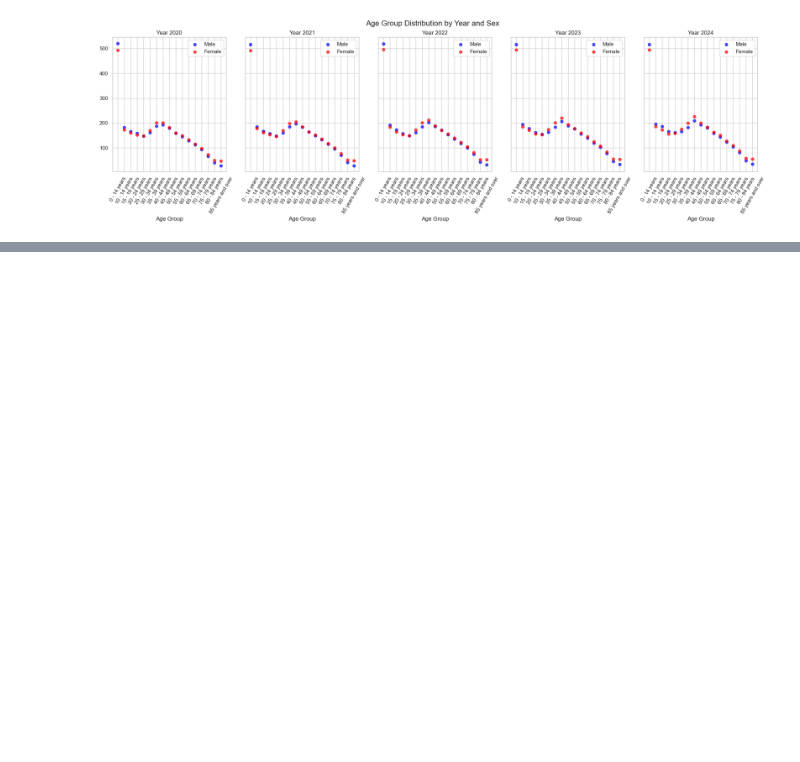
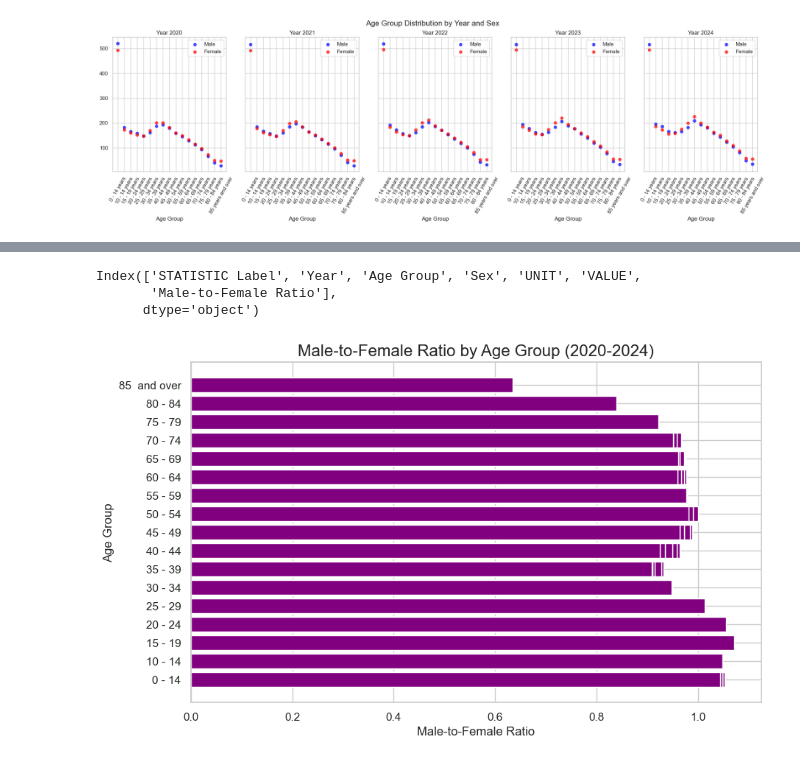
Before and after one commit to FrancescaRuberto/PDFA-Project, a Jupyter notebook: PFDA_project.ipynb, the cells around one changed output, grey strips where cells are left out. Drawn from its saved outputs; the diff is of its cells as text; code cells hidden in the pictures; blank space fills up the shorter version.

Commit message:
added gender balance analysis

```diff
--- a/PFDA_project.ipynb
+++ b/PFDA_project.ipynb
@@ -145,0 +149,9 @@ plt.show()
+# %%
+# Upload CSV file
+sex_ratios_ie = pd.read_csv("C:\\Users\\franc\\OneDrive\\Desktop\\Irish_age_data_2020-2024.csv")
+
+# Clean up the "Age Group" column to remove "Year" and leave only the age range (e.g., "35-44")
+sex_ratios_ie["Age Group"] = sex_ratios_ie["Age Group"].str.replace('years', '', regex=False).str.strip()
+
+# Verifity how it was transformed
+print(sex_ratios_ie["Age Group"].head())
@@ -145,0 +165,20 @@ plt.show()
+# %%
+# Group the data by "years", "Age Group", and "Sex", and calculate the sum of values
+grouped = sex_ratios_ie.groupby(["Year", "Age Group", "Sex"])["VALUE"].sum().reset_index()
+
+# Use pivot to separate data for "Male" and "Female"
+pivoted = grouped.pivot_table(index=['Year', 'Age Group'], columns='Sex', values='VALUE', aggfunc='sum')
+
+# Calculate the Male-to-Female ratio
+pivoted['Male-to-Female Ratio'] = pivoted['Male'] / pivoted['Female']
+
+# Reset the index to be able to perform the merge
+pivoted = pivoted.reset_index()
+
+# Perform a left join to include all combinations of "years" and "Age Group"
+sex_ratios_ie = pd.merge(sex_ratios_ie, pivoted[['Year', 'Age Group', 'Male-to-Female Ratio']],
+                         on=['Year', 'Age Group'], how='left')
+
+# Display the result to verify all age groups and Male-to-Female Ratio
+# Show the first 100 rows (adjust this number if needed)
+print(sex_ratios_ie[['Year', 'Age Group', 'Sex', 'Male-to-Female Ratio']].dropna().head(100))
@@ -145,0 +200,23 @@ plt.show()
+# %%
+# Check columns
+print(sex_ratios_ie.columns)
+# %% [output]
+Index(['STATISTIC Label', 'Year', 'Age Group', 'Sex', 'UNIT', 'VALUE',
+       'Male-to-Female Ratio'],
+      dtype='object')
+# %%
+# Build a bar chart to show gender disparities
+# Plot a pyramid graph to show Male-to-Female Ratio
+plt.figure(figsize=(10, 6))
+
+# Create the plot
+plt.barh(sex_ratios_ie['Age Group'], sex_ratios_ie["Male-to-Female Ratio"], color='purple')
+
+# Adjusting titles and legend
+plt.title('Male-to-Female Ratio by Age Group (2020-2024)', fontsize=16)
+plt.xlabel('Male-to-Female Ratio', fontsize=12)
+plt.ylabel('Age Group', fontsize=12)
+
+plt.show()
+# %% [output]
+[figure, added]
```
Also changed, not shown: parts of 3 cells of this notebook.
